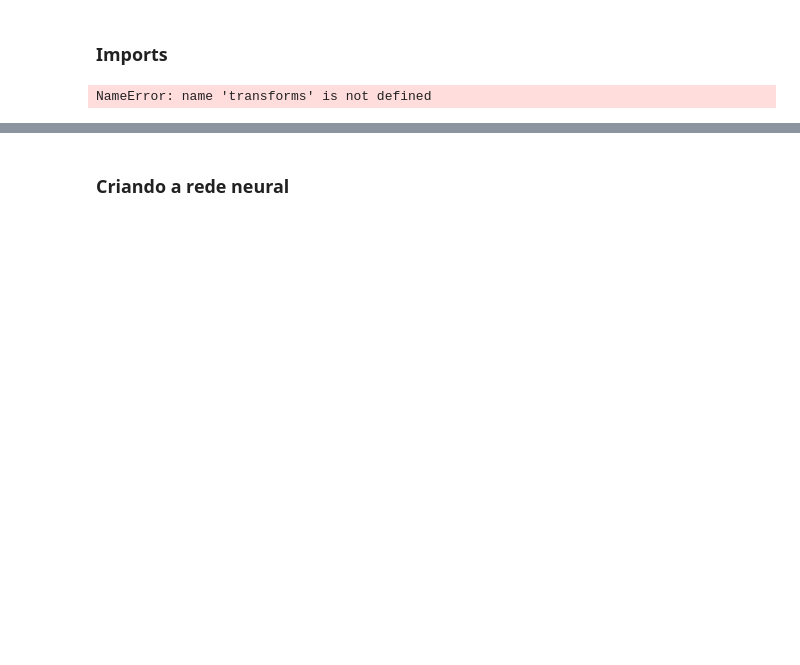
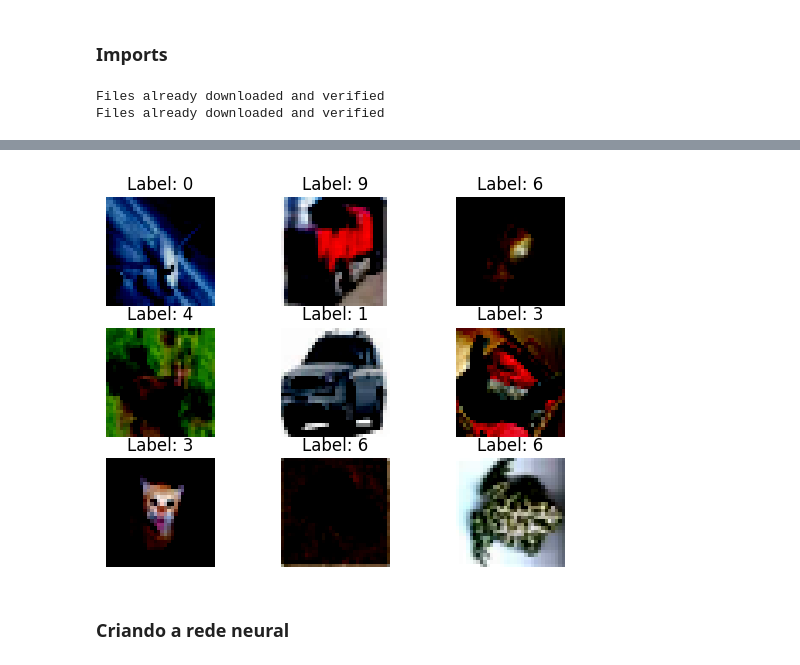
Before and after one commit to Daniel-T-Henriques/CIFAR10-image-classifier, a Jupyter notebook: main.ipynb, the cells around one changed output, grey strips where cells are left out. Drawn from its saved outputs; the diff is of its cells as text; code cells hidden in the pictures; blank space fills up the shorter version.

```diff
--- a/main.ipynb
+++ b/main.ipynb
@@ -9,33 +9,36 @@ import torch.utils.data
 import torch.nn as nn
 import torch.optim as optim
 import torch.nn.functional as F
+import numpy as np
 
 import torchvision
 import torchvision.transforms as transf
 
+from seaborn import heatmap as heatmap
 from matplotlib import pyplot as plt
 from sklearn.metrics import (
-    classification_report, confusion_matrix, accuracy_score, f1_score, precision_score
+    classification_report, confusion_matrix, accuracy_score, f1_score, precision_score, recall_score
 )
 
-transform = transf.Compose([transforms.ToTensor(), transforms.Normalize((0.5),(0,5))])
+transform = transf.Compose([transf.ToTensor(), transf.Normalize((0.5),(0.5))])
 
 train_dataset = torchvision.datasets.CIFAR10(
-    root-"./data", transform=transform, train=True, download=True
+    root="./data", transform=transform, train=True, download=True
 )
 
 test_dataset = torchvision.datasets.CIFAR10(
     root="./data", transform=transform, train=False, download=True
 )
 # %% [output]
-NameError: name 'transforms' is not defined
+Files already downloaded and verified
+Files already downloaded and verified
 # %%
 train_loader = torch.utils.data.DataLoader(
-    dataset=train_dataset, batch_size=32, shuffle=True
+    dataset=train_dataset, batch_size=20, shuffle=True
 )
 
 test_loader = torch.utils.data.DataLoader(
-    dataset=test_dataset, batch_size=32, shuffle=False
+    dataset=test_dataset, batch_size=20, shuffle=False
 )
 
 examples = iter(train_loader)
@@ -43,7 +46,10 @@ images, labels = next(examples)
 
 for i in range(9):
     plt.subplot(3, 3, i+1)
-    plt.imshow(images[i].permute(2, 1, 0))
+    plt.imshow(images[i].permute(1, 2, 0))
     plt.title(f"Label: {labels[i].item()}")
     plt.axis("off")
 plt.show()
+
+dicionary = {0:"airplane", 1:"automobile", 2:"bird", 3:"cat", 4:"deer", 5:"dog", 6:"frog", 7:"horse", 8:"ship", 9:"truck"}
+# %% [output]
@@ -50,3 +65,4 @@ plt.show()
+[figure, added]
 # %% [markdown]
 ### Criando a rede neural
 # %%
```
Also changed, not shown: parts of 10 cells of this notebook.
